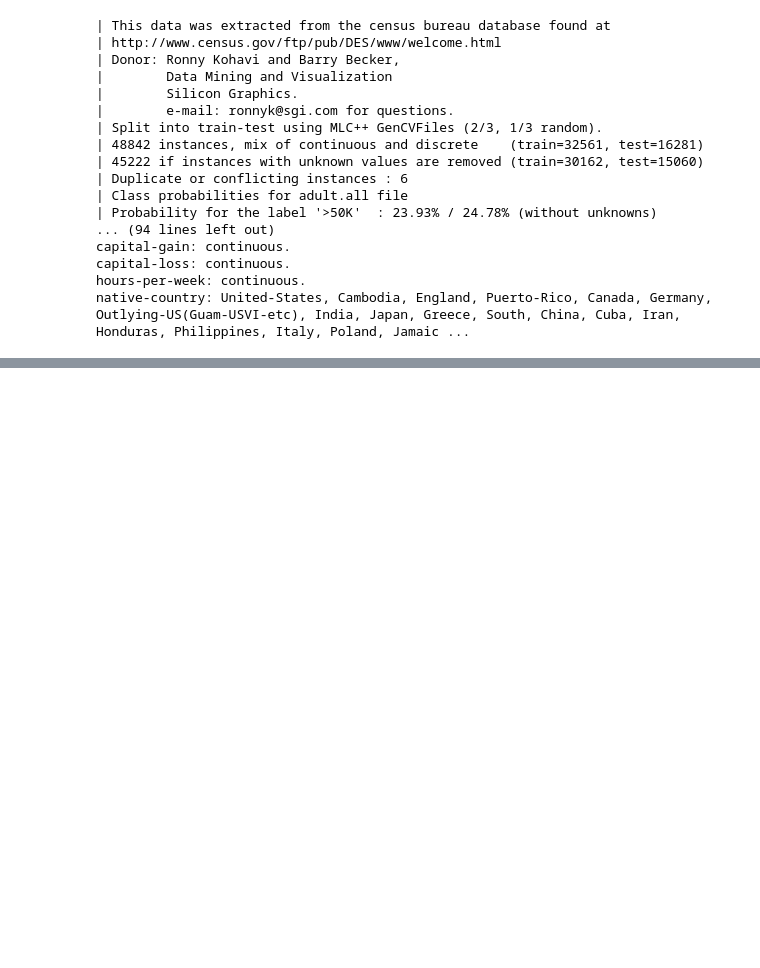
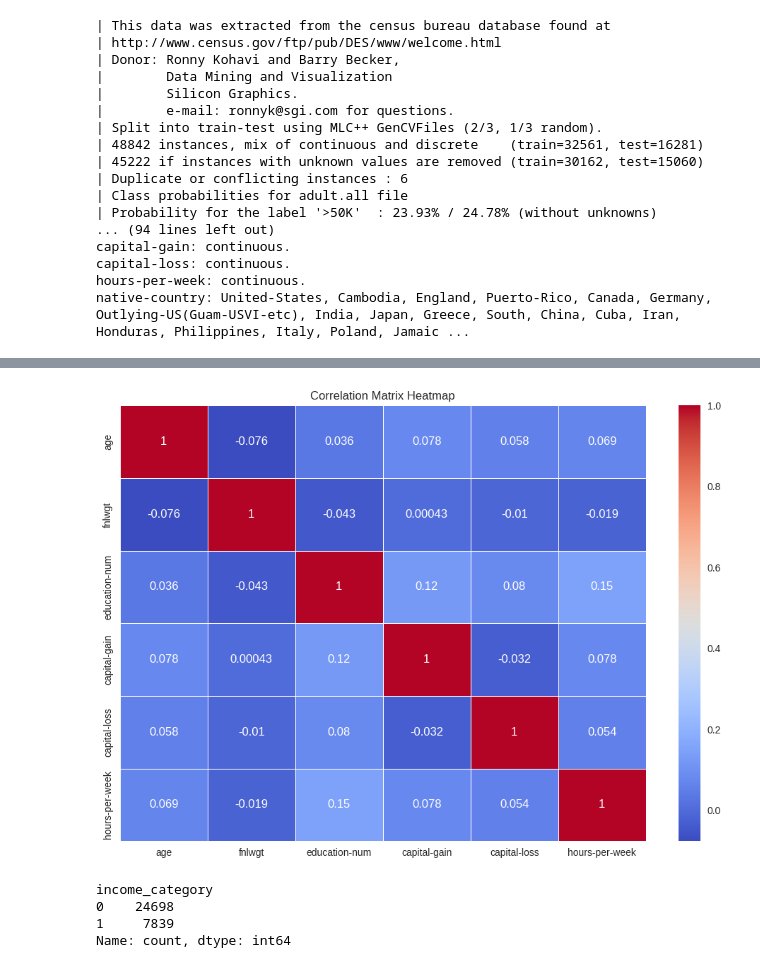
Before and after one commit to arunkarthik-periyaswamy/Adult-Census-Income, a Jupyter notebook: PERIYASWAMY_ARUNKARTHIK_50557719_CSE574.ipynb, the cells around one changed output, grey strips where cells are left out. Saved outputs shown, nothing was run; the diff lists cells and outputs as text; code cells hidden in the pictures; blank space fills up the shorter version.

```diff
--- a/PERIYASWAMY_ARUNKARTHIK_50557719_CSE574.ipynb
+++ b/PERIYASWAMY_ARUNKARTHIK_50557719_CSE574.ipynb
@@ -69,0 +130,3 @@ native-country: United-States, Cambodia, England, Puerto-Rico, Canada, Germany,
+# %%
+df.drop_duplicates(inplace=True)
+df.size
@@ -69,0 +135,3 @@ native-country: United-States, Cambodia, England, Puerto-Rico, Canada, Germany,
+# %%
+df.dropna(inplace=True)
+df.size
@@ -69,0 +140,6 @@ native-country: United-States, Cambodia, England, Puerto-Rico, Canada, Germany,
+# %%
+df['age_group'] = pd.cut(df['age'],
+                         bins=[17, 35, 50, 65, 100],
+                         labels=['Young Adult', 'Adult', 'Middle-aged', 'Senior'])
+
+print(df[['age', 'age_group']].head())
@@ -69,0 +162,3 @@ native-country: United-States, Cambodia, England, Puerto-Rico, Canada, Germany,
+# %%
+corr = df.select_dtypes("number").corr()
+print(corr)
@@ -69,0 +181,20 @@ native-country: United-States, Cambodia, England, Puerto-Rico, Canada, Germany,
+# %%
+import seaborn as sns
+import matplotlib.pyplot as plt
+
+plt.figure(figsize=(12, 8))
+sns.heatmap(corr, annot=True, cmap='coolwarm', linewidths=0.5)
+plt.title('Correlation Matrix Heatmap')
+plt.show()
+# %% [output]
+[figure, added]
+# %%
+df['income'] = df['income'].str.strip()
+df['income_category'] = df['income'].astype('str').apply(lambda x: 1 if x == '>50K' else 0)
+v = df['income_category'].value_counts()
+print(v)
+# %% [output]
+income_category
+0    24698
+1     7839
+Name: count, dtype: int64
```
Also changed, not shown: parts of 47 cells of this notebook.
